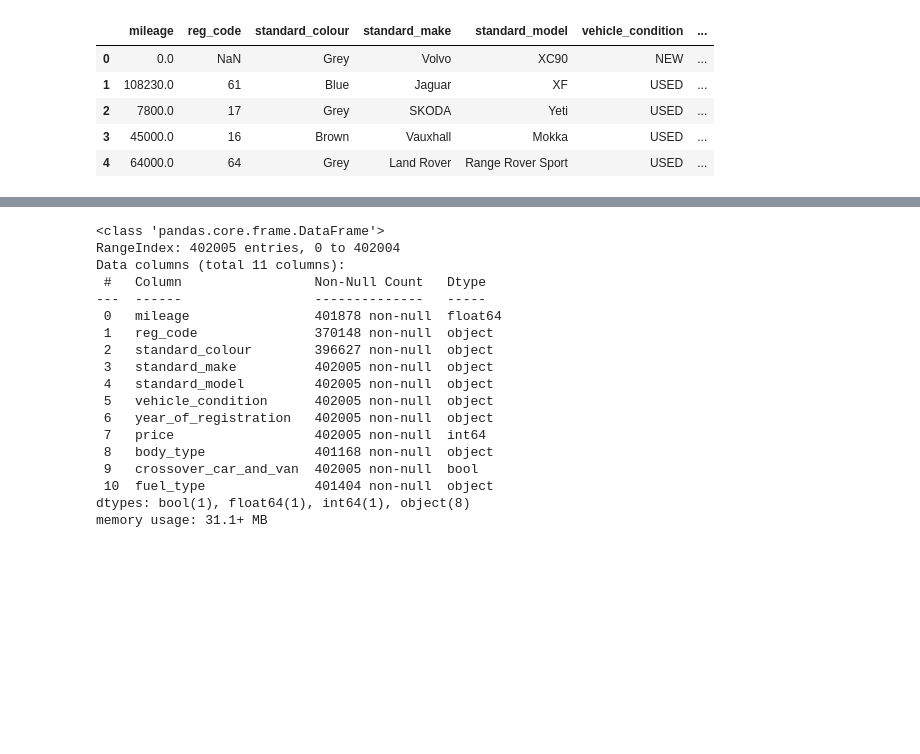
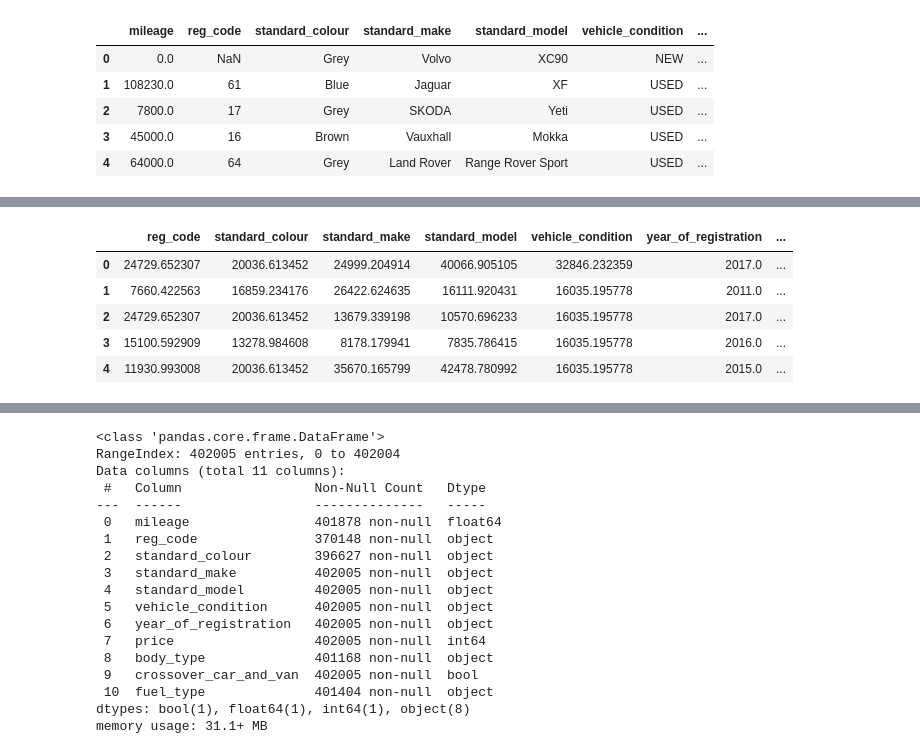
Before and after one commit to kessingtonosazee/GCP_Project_1, a Jupyter notebook: assessment_rrr.ipynb, the cells around one changed output, grey strips where cells are left out. Saved outputs shown, nothing was run; the diff lists cells and outputs as text; code cells hidden in the pictures; blank space fills up the shorter version.

```diff
--- a/assessment_rrr.ipynb
+++ b/assessment_rrr.ipynb
@@ -137,0 +167,23 @@ df.head()
+# %%
+# Assume you have a target variable (replace 'Target' with your target variable)
+y = df['price']
+
+# Separate the features and the target variable
+X= df.drop('price', axis=1)
+# %%
+# encode
+
+enc = TargetEncoder()
+
+enc.fit(X[cat_feat],y)
+
+X_enc = enc.transform(X[cat_feat],y)
+# %%
+X_enc.head()
+# %% [output]
+|  | reg_code | standard_colour | standard_make | standard_model | vehicle_condition | year_of_registration | ... |
+| 0 | 24729.652307 | 20036.613452 | 24999.204914 | 40066.905105 | 32846.232359 | 2017.0 | ... |
+| 1 | 7660.422563 | 16859.234176 | 26422.624635 | 16111.920431 | 16035.195778 | 2011.0 | ... |
+| 2 | 24729.652307 | 20036.613452 | 13679.339198 | 10570.696233 | 16035.195778 | 2017.0 | ... |
+| 3 | 15100.592909 | 13278.984608 | 8178.179941 | 7835.786415 | 16035.195778 | 2016.0 | ... |
+| 4 | 11930.993008 | 20036.613452 | 35670.165799 | 42478.780992 | 16035.195778 | 2015.0 | ... |
```
Also changed, not shown: parts of 12 cells of this notebook.
